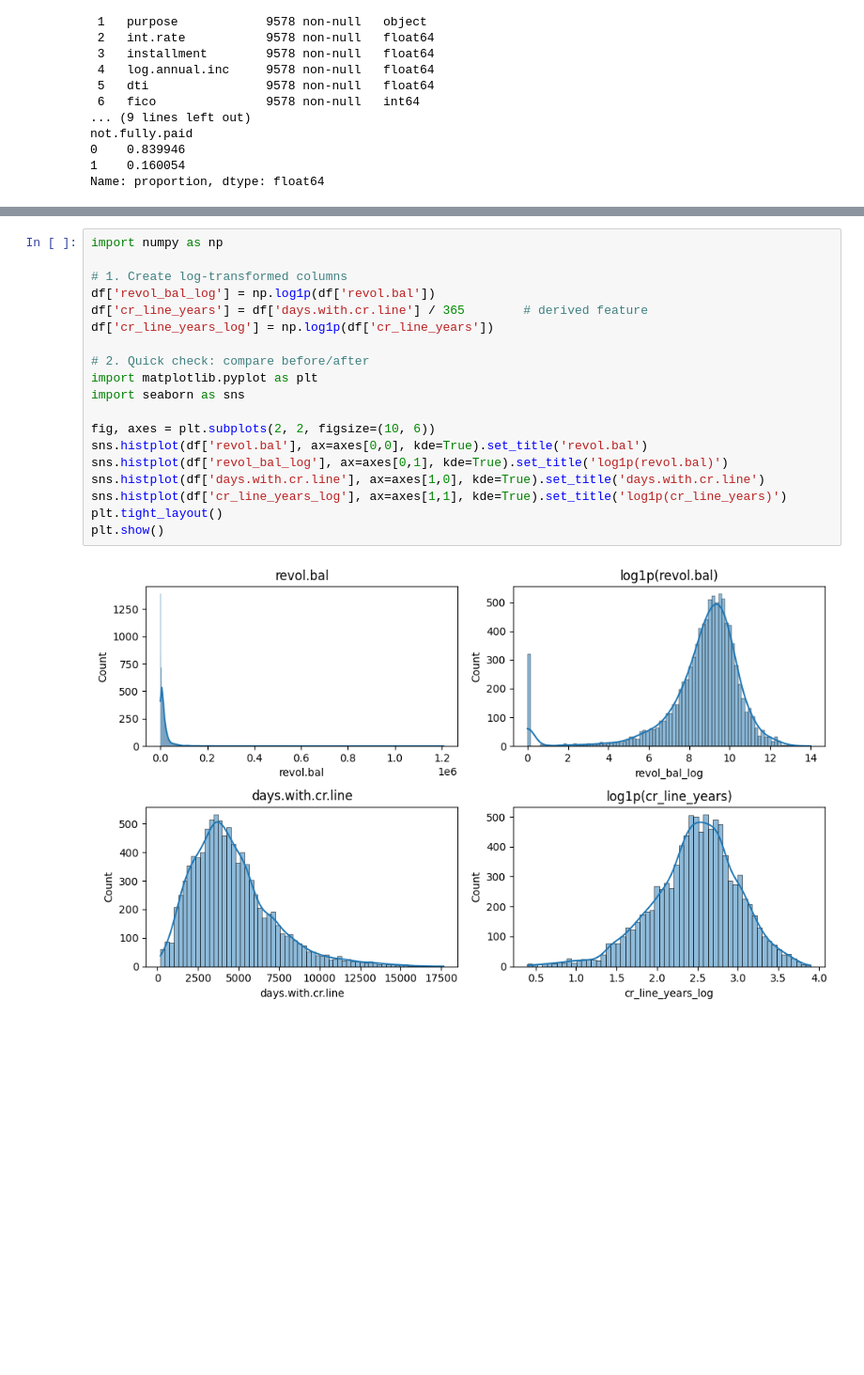
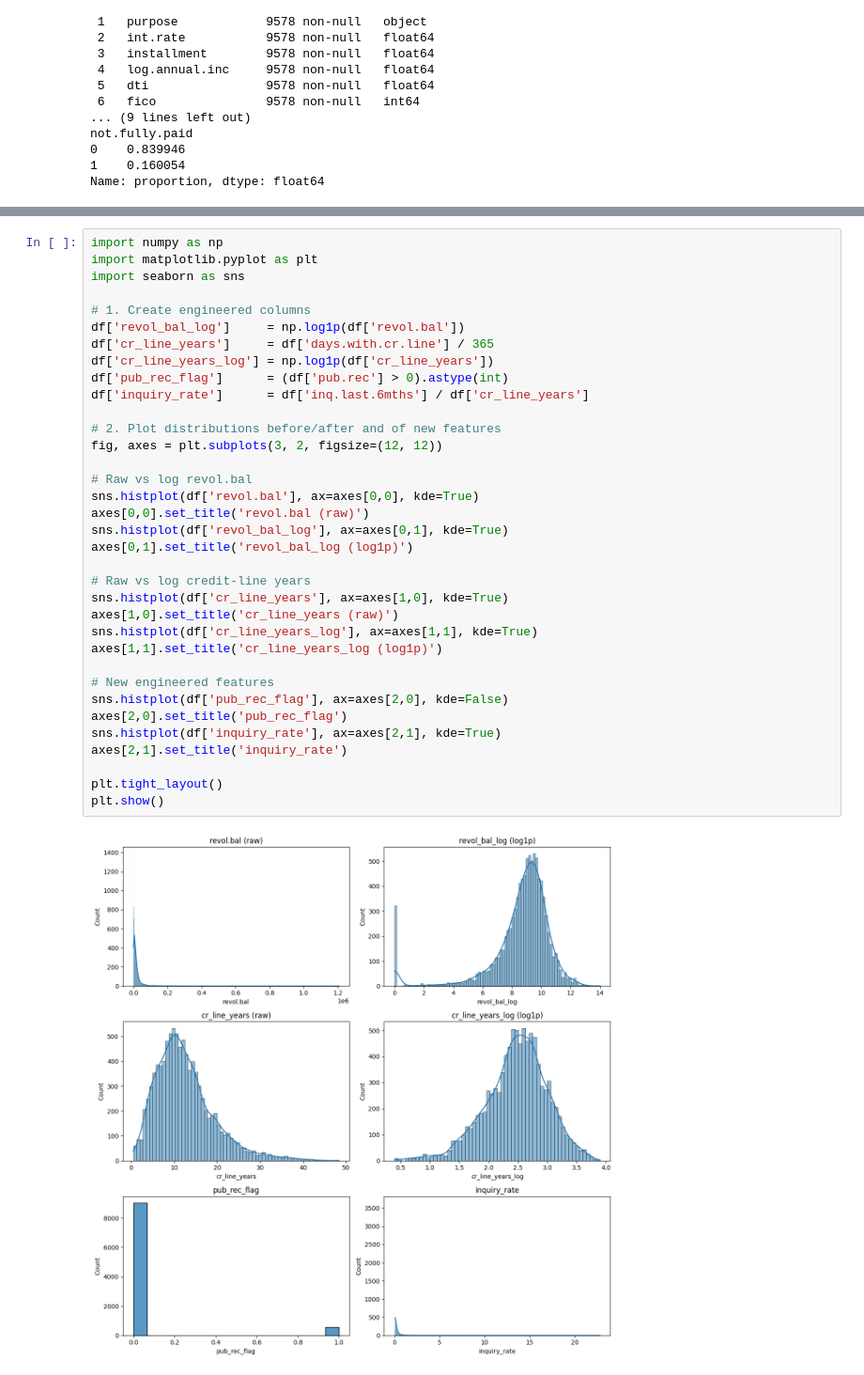
Before and after one commit to aliehs111/lend_club, a Jupyter notebook: notebooks/lend_club_EDA.ipynb, the cells around one changed output, grey strips where cells are left out. Shown at 94% size. Drawn from its saved outputs; the diff is of its cells as text; blank space fills up the shorter version.

```diff
--- a/notebooks/lend_club_EDA.ipynb
+++ b/notebooks/lend_club_EDA.ipynb
@@ -77,21 +91,37 @@ df.describe().T
 # %%
 import numpy as np
-
-# 1. Create log-transformed columns
-df['revol_bal_log'] = np.log1p(df['revol.bal'])
-df['cr_line_years'] = df['days.with.cr.line'] / 365        # derived feature
-df['cr_line_years_log'] = np.log1p(df['cr_line_years'])
-
-# 2. Quick check: compare before/after
 import matplotlib.pyplot as plt
 import seaborn as sns
 
-fig, axes = plt.subplots(2, 2, figsize=(10, 6))
-sns.histplot(df['revol.bal'], ax=axes[0,0], kde=True).set_title('revol.bal')
-sns.histplot(df['revol_bal_log'], ax=axes[0,1], kde=True).set_title('log1p(revol.bal)')
-sns.histplot(df['days.with.cr.line'], ax=axes[1,0], kde=True).set_title('days.with.cr.line')
-sns.histplot(df['cr_line_years_log'], ax=axes[1,1], kde=True).set_title('log1p(cr_line_years)')
+# 1. Create engineered columns
+df['revol_bal_log']     = np.log1p(df['revol.bal'])
+df['cr_line_years']     = df['days.with.cr.line'] / 365
+df['cr_line_years_log'] = np.log1p(df['cr_line_years'])
+df['pub_rec_flag']      = (df['pub.rec'] > 0).astype(int)
+df['inquiry_rate']      = df['inq.last.6mths'] / df['cr_line_years']
+
+# 2. Plot distributions before/after and of new features
+fig, axes = plt.subplots(3, 2, figsize=(12, 12))
+
+# Raw vs log revol.bal
+sns.histplot(df['revol.bal'], ax=axes[0,0], kde=True)
+axes[0,0].set_title('revol.bal (raw)')
+sns.histplot(df['revol_bal_log'], ax=axes[0,1], kde=True)
+axes[0,1].set_title('revol_bal_log (log1p)')
+
+# Raw vs log credit-line years
+sns.histplot(df['cr_line_years'], ax=axes[1,0], kde=True)
+axes[1,0].set_title('cr_line_years (raw)')
+sns.histplot(df['cr_line_years_log'], ax=axes[1,1], kde=True)
+axes[1,1].set_title('cr_line_years_log (log1p)')
+
+# New engineered features
+sns.histplot(df['pub_rec_flag'], ax=axes[2,0], kde=False)
+axes[2,0].set_title('pub_rec_flag')
+sns.histplot(df['inquiry_rate'], ax=axes[2,1], kde=True)
+axes[2,1].set_title('inquiry_rate')
+
 plt.tight_layout()
 plt.show()
 # %% [output]
-[figure, old version]
+[figure, new version]
```
Also changed, not shown: parts of 6 cells of this notebook, 4 other files.
